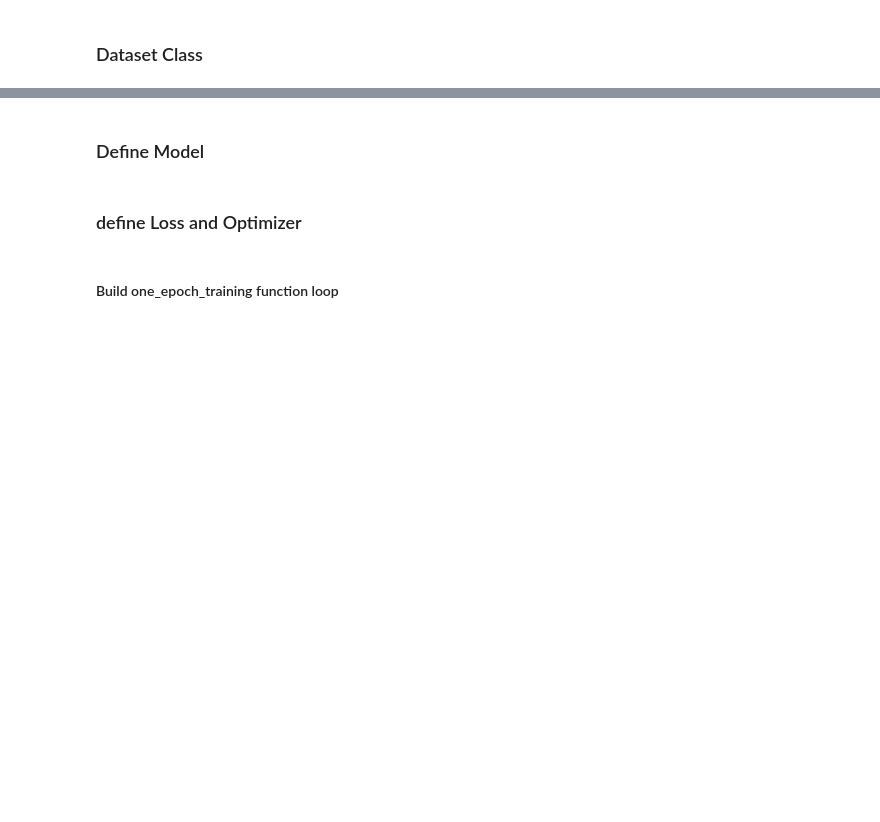
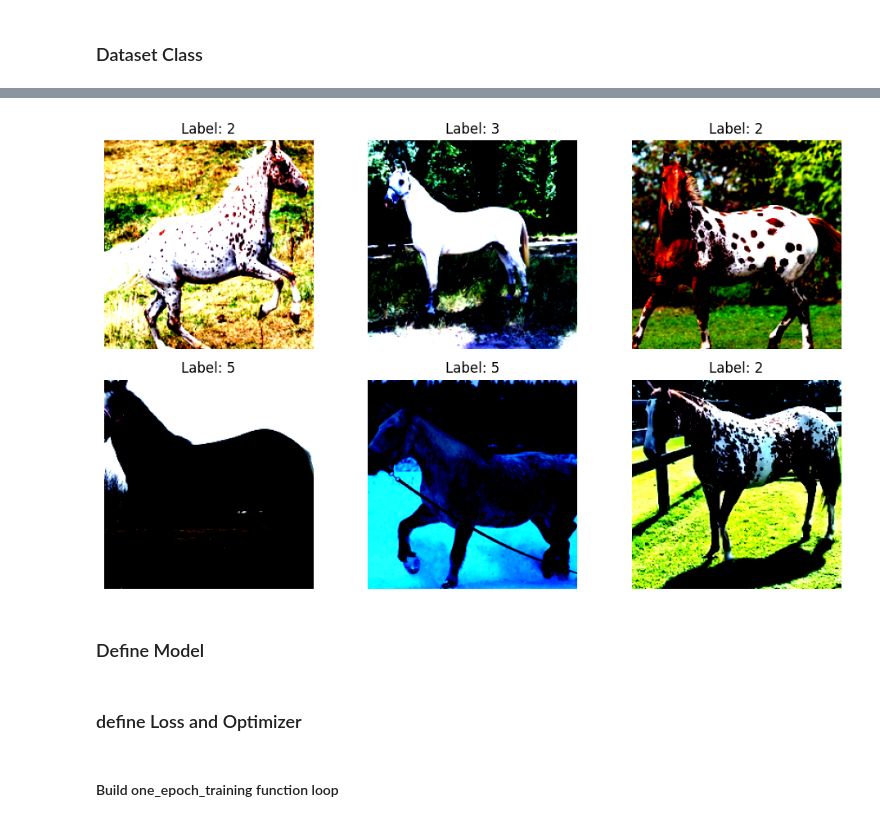
Before and after one commit to devMrym/ai-pros-v1-2025, a Jupyter notebook: W4_DL/W4D3-horses/horses-notebook.ipynb, the cells around one changed output, grey strips where cells are left out. Cells and saved outputs as stored; diff of their text form; code cells hidden in the pictures; blank space fills up the shorter version.

```diff
--- a/W4_DL/W4D3-horses/horses-notebook.ipynb
+++ b/W4_DL/W4D3-horses/horses-notebook.ipynb
@@ -186,0 +93,10 @@ TypeError: 'PosixPath' object is not subscriptable
+# %%
+mean = [0.485, 0.456, 0.406]
+std = [0.229, 0.224, 0.225]
+
+transform_image = transforms.Compose([
+    transforms.Resize((256, 256)),
+    transforms.CenterCrop(224),
+    transforms.ToTensor(),
+    transforms.Normalize(mean=mean, std=std),
+])
@@ -186,0 +110,5 @@ TypeError: 'PosixPath' object is not subscriptable
+# %%
+train_dataset = HorseDataset(train_paths, train_labels, transform=transform_image)
+val_dataset = HorseDataset(val_paths, val_labels, transform=transform_image)
+
+print(f"Train: {len(train_dataset)}, Val: {len(val_dataset)}")
@@ -186,0 +135,12 @@ TypeError: 'PosixPath' object is not subscriptable
+# %%
+plt.figure(figsize=(10, 6))
+for i in range(6):
+    img, label = train_dataset[i]
+    img = img.permute(1, 2, 0)
+    plt.subplot(2, 3, i+1)
+    plt.imshow(img)
+    plt.title(f"Label: {label}")
+    plt.axis('off')
+plt.tight_layout()
+plt.show()
+# %% [output]
@@ -187,3 +153,4 @@ TypeError: 'PosixPath' object is not subscriptable
+[figure, added]
 # %% [markdown]
 ### Define Model
 # %% [markdown]
```
Also changed, not shown: parts of 22 cells of this notebook, 2 other files.
